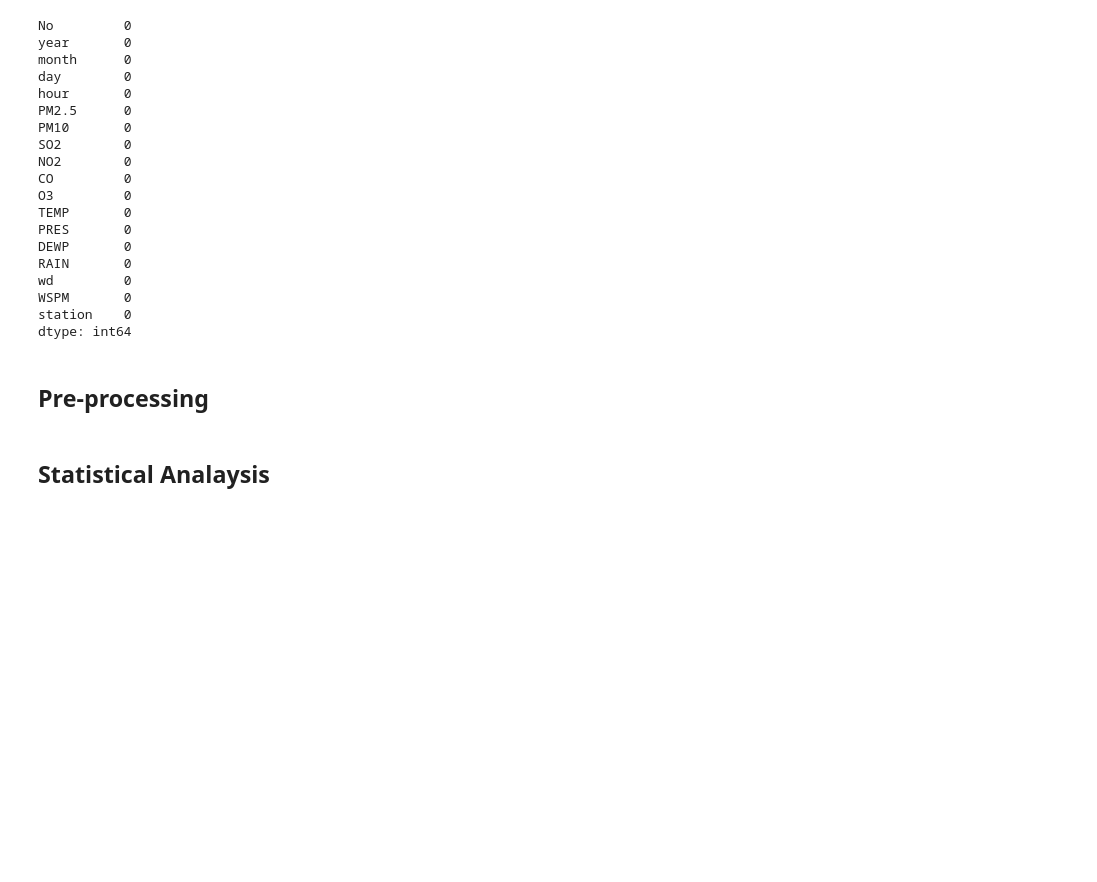
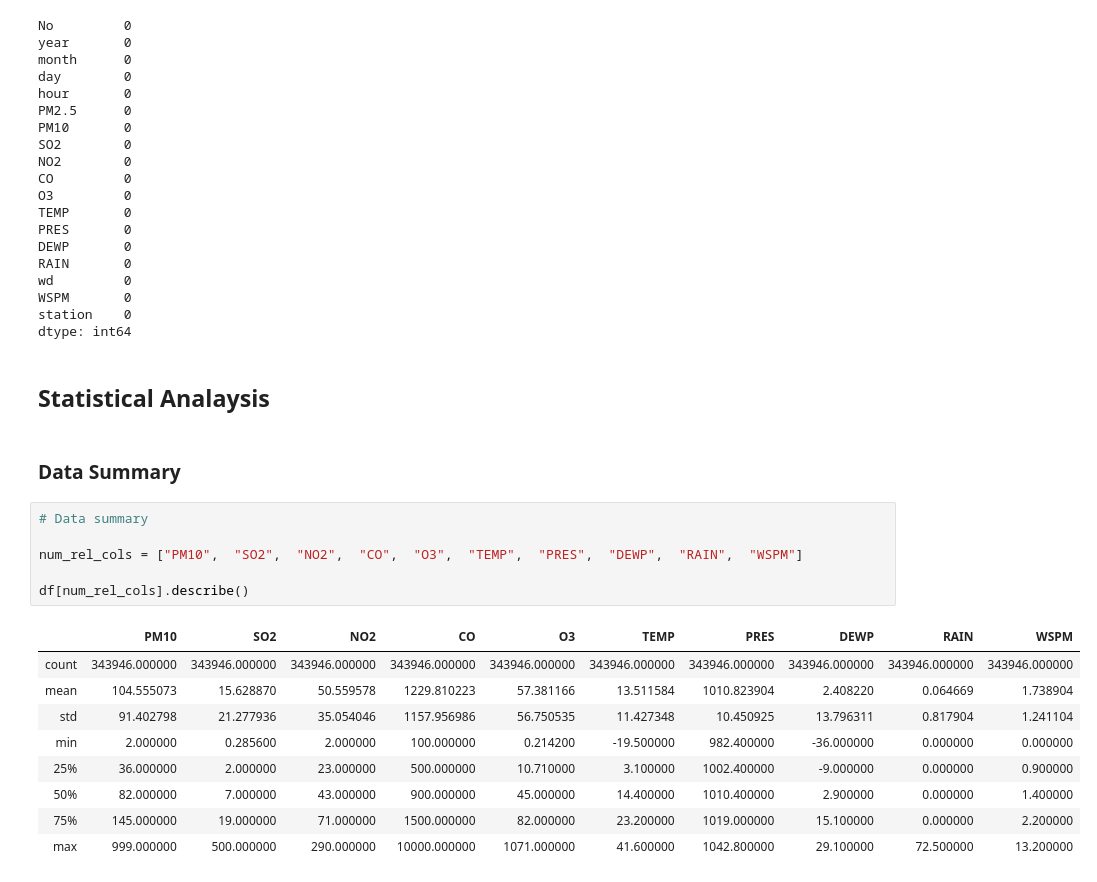
Before and after one commit to shygnome/data-mining-course, a Jupyter notebook: Tugas Akhir/models/Exploratory Data Analysis.ipynb, the cells around one changed output. Drawn from its saved outputs; the diff is of its cells as text; blank space fills up the shorter version.

```diff
--- a/Tugas Akhir/models/Exploratory Data Analysis.ipynb
+++ b/Tugas Akhir/models/Exploratory Data Analysis.ipynb
@@ -116,7 +118,23 @@ wd         0
 WSPM       0
 station    0
 dtype: int64
-# %% [markdown]
-## Pre-processing
 # %% [markdown]
 ## Statistical Analaysis
+# %% [markdown]
+### Data Summary
+# %%
+# Data summary
+
+num_rel_cols = ["PM10",  "SO2",  "NO2",  "CO",  "O3",  "TEMP",  "PRES",  "DEWP",  "RAIN",  "WSPM"]
+
+df[num_rel_cols].describe()
+# %% [output]
+|  | PM10 | SO2 | NO2 | CO | O3 | TEMP | PRES | DEWP | RAIN | WSPM |
+| count | 343946.000000 | 343946.000000 | 343946.000000 | 343946.000000 | 343946.000000 | 343946.000000 | 343946.000000 | 343946.000000 | 343946.000000 | 343946.000000 |
+| mean | 104.555073 | 15.628870 | 50.559578 | 1229.810223 | 57.381166 | 13.511584 | 1010.823904 | 2.408220 | 0.064669 | 1.738904 |
+| std | 91.402798 | 21.277936 | 35.054046 | 1157.956986 | 56.750535 | 11.427348 | 10.450925 | 13.796311 | 0.817904 | 1.241104 |
+| min | 2.000000 | 0.285600 | 2.000000 | 100.000000 | 0.214200 | -19.500000 | 982.400000 | -36.000000 | 0.000000 | 0.000000 |
+| 25% | 36.000000 | 2.000000 | 23.000000 | 500.000000 | 10.710000 | 3.100000 | 1002.400000 | -9.000000 | 0.000000 | 0.900000 |
+| 50% | 82.000000 | 7.000000 | 43.000000 | 900.000000 | 45.000000 | 14.400000 | 1010.400000 | 2.900000 | 0.000000 | 1.400000 |
+| 75% | 145.000000 | 19.000000 | 71.000000 | 1500.000000 | 82.000000 | 23.200000 | 1019.000000 | 15.100000 | 0.000000 | 2.200000 |
+| max | 999.000000 | 500.000000 | 290.000000 | 10000.000000 | 1071.000000 | 41.600000 | 1042.800000 | 29.100000 | 72.500000 | 13.200000 |
```
Also changed, not shown: parts of 5 cells of this notebook, 4 other files.
